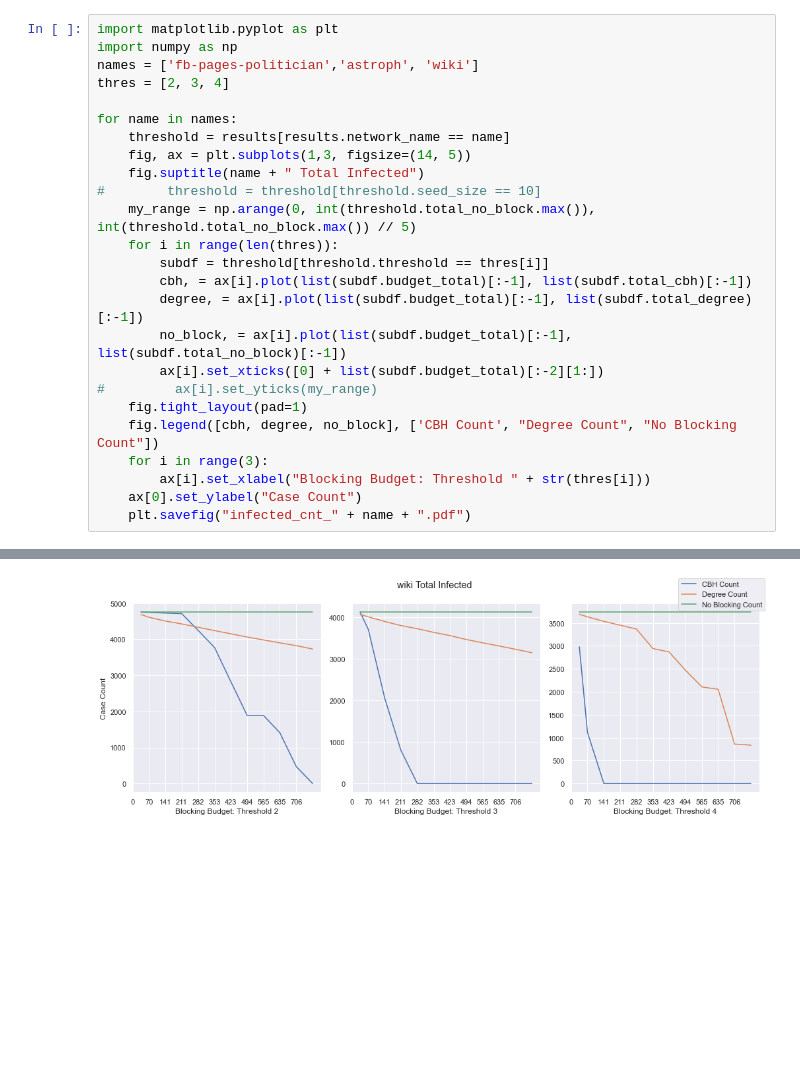
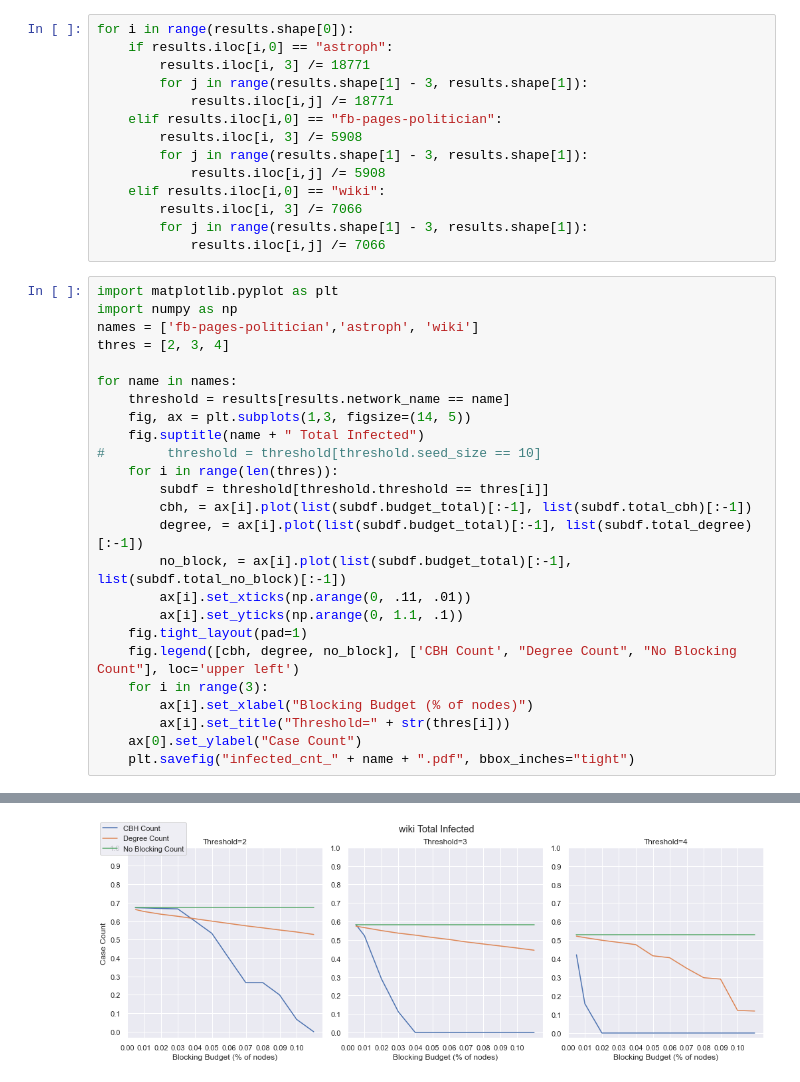
Before and after one commit to hcars/threshold_simulations_refactored, a Jupyter notebook: complex_net_proposal/experiment_results/analysis.ipynb, the cells around one changed output, grey strips where cells are left out. Cells and saved outputs as stored; diff of their text form; blank space fills up the shorter version.

Commit message:
Cleaned up plots; waiting on one more update to data

```diff
--- a/complex_net_proposal/experiment_results/analysis.ipynb
+++ b/complex_net_proposal/experiment_results/analysis.ipynb
@@ -21,6 +14,20 @@ Index(['network_name', 'threshold', 'seed_size', 'budget_total', '0_no_block',
 | 41 | fb-pages-politician | 2 | 20 | 118 | 889.0 | 0.0 | 0.0 | 5019.0 | ... |
 | 42 | fb-pages-politician | 2 | 20 | 177 | 889.0 | 0.0 | 0.0 | 5019.0 | ... |
 | 43 | fb-pages-politician | 2 | 20 | 236 | 889.0 | 0.0 | 0.0 | 5019.0 | ... |
+# %%
+for i in range(results.shape[0]):
+    if results.iloc[i,0] == "astroph":
+        results.iloc[i, 3] /= 18771
+        for j in range(results.shape[1] - 3, results.shape[1]):
+            results.iloc[i,j] /= 18771
+    elif results.iloc[i,0] == "fb-pages-politician":
+        results.iloc[i, 3] /= 5908
+        for j in range(results.shape[1] - 3, results.shape[1]):
+            results.iloc[i,j] /= 5908
+    elif results.iloc[i,0] == "wiki":
+        results.iloc[i, 3] /= 7066
+        for j in range(results.shape[1] - 3, results.shape[1]):
+            results.iloc[i,j] /= 7066
 # %%
 import matplotlib.pyplot as plt
 import numpy as np
@@ -32,18 +39,18 @@ for name in names:
     fig, ax = plt.subplots(1,3, figsize=(14, 5))
     fig.suptitle(name + " Total Infected")
 #        threshold = threshold[threshold.seed_size == 10]
-    my_range = np.arange(0, int(threshold.total_no_block.max()), int(threshold.total_no_block.max()) // 5)
     for i in range(len(thres)):
         subdf = threshold[threshold.threshold == thres[i]]
         cbh, = ax[i].plot(list(subdf.budget_total)[:-1], list(subdf.total_cbh)[:-1])
         degree, = ax[i].plot(list(subdf.budget_total)[:-1], list(subdf.total_degree)[:-1])
         no_block, = ax[i].plot(list(subdf.budget_total)[:-1], list(subdf.total_no_block)[:-1])
-        ax[i].set_xticks([0] + list(subdf.budget_total)[:-2][1:])
-#         ax[i].set_yticks(my_range)
+        ax[i].set_xticks(np.arange(0, .11, .01))
+        ax[i].set_yticks(np.arange(0, 1.1, .1))
     fig.tight_layout(pad=1)
-    fig.legend([cbh, degree, no_block], ['CBH Count', "Degree Count", "No Blocking Count"])
+    fig.legend([cbh, degree, no_block], ['CBH Count', "Degree Count", "No Blocking Count"], loc='upper left')
     for i in range(3):
-        ax[i].set_xlabel("Blocking Budget: Threshold " + str(thres[i]))
+        ax[i].set_xlabel("Blocking Budget (% of nodes)")
+        ax[i].set_title("Threshold=" + str(thres[i]))
     ax[0].set_ylabel("Case Count")
-    plt.savefig("infected_cnt_" + name + ".pdf")
+    plt.savefig("infected_cnt_" + name + ".pdf", bbox_inches="tight")
 # %% [output]
@@ -52,4 +59,4 @@ for name in names:
-[figure, old version]
+[figure, new version]
 # %%
 astroph = results[(results.network_name == "astroph")]
 
```
Also changed, not shown: parts of 3 cells of this notebook, 3 other files.
